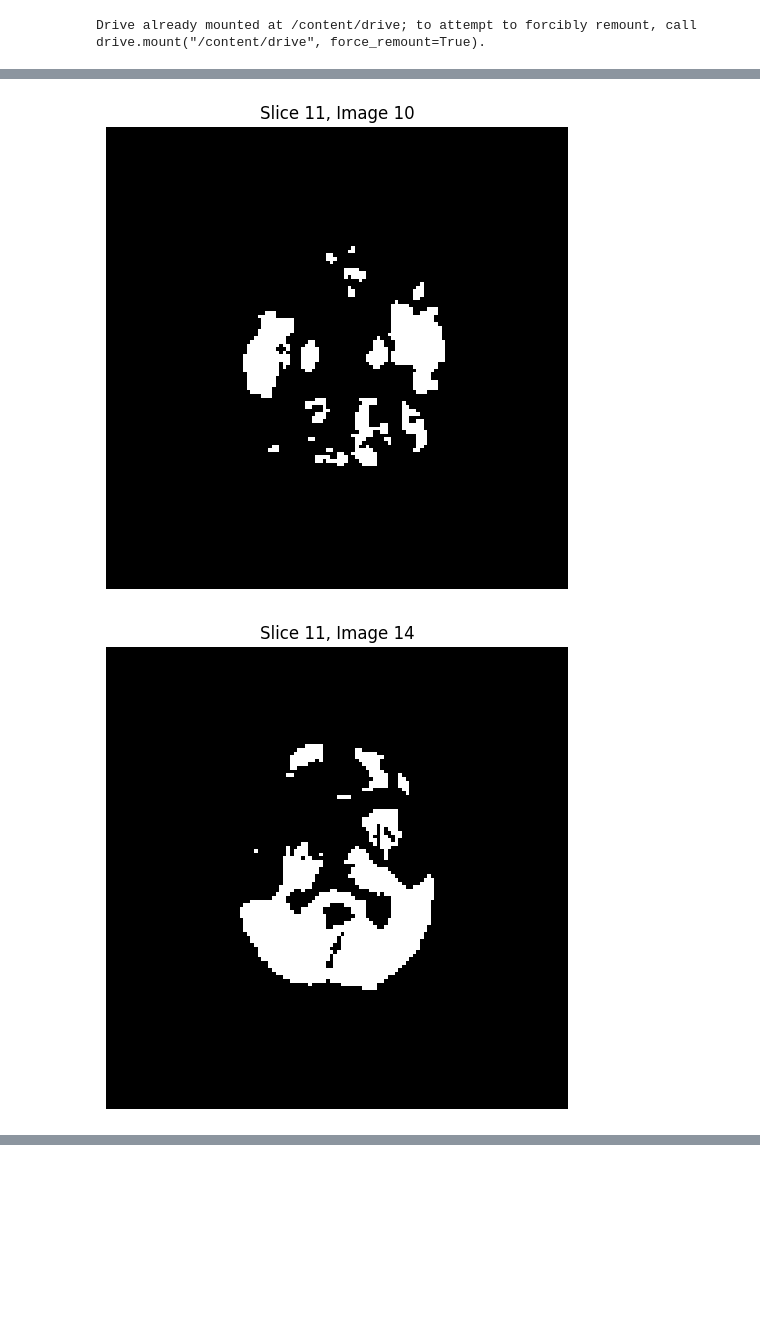
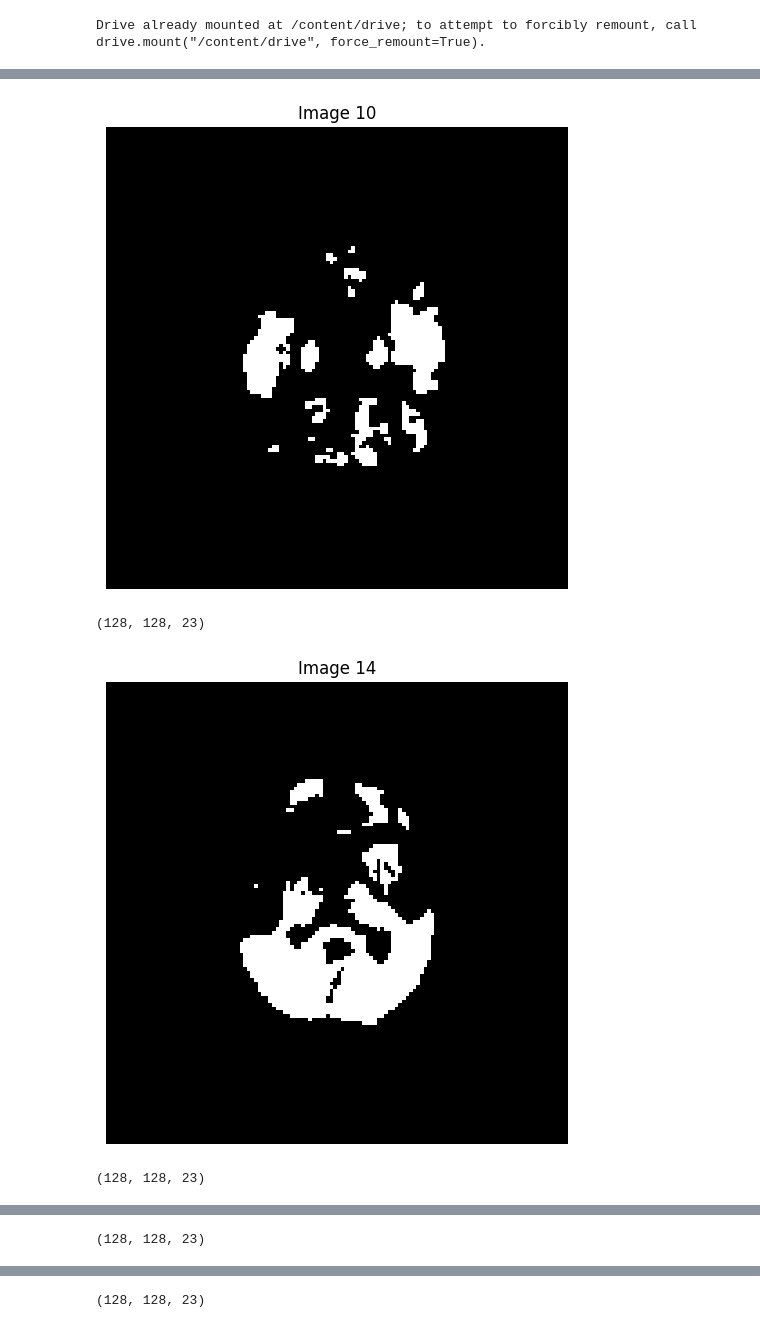
Before and after one commit to NikitaArya17/deep-learning-course-project, a Jupyter notebook: code/CSE602_Final_Project.ipynb, the cells around one changed output, grey strips where cells are left out. Drawn from its saved outputs; the diff is of its cells as text; code cells hidden in the pictures; blank space fills up the shorter version.

```diff
--- a/code/CSE602_Final_Project.ipynb
+++ b/code/CSE602_Final_Project.ipynb
@@ -77,7 +86,8 @@ for i in [10, 14, 15, 28, 62]:
 
   plt.figure(figsize=(8, 6))
   plt.imshow(train_array[mid_slice, :, :], cmap = 'gray')
-  plt.title(f"Slice {mid_slice}, Image {i}")
+  plt.title(f"Image {i}")
   plt.axis('off')
   plt.show()
+  print(train_image.GetSize())
 # %% [output]
@@ -96,7 +111,8 @@ for i in [10, 14, 15, 28, 62]:
 
   plt.figure(figsize=(8, 6))
   plt.imshow(train_array[mid_slice, :, :], cmap = 'gray')
-  plt.title(f"Slice {mid_slice}, Image {i}")
+  plt.title(f"Image {i}")
   plt.axis('off')
   plt.show()
+  print(train_image.GetSize())
 # %% [output]
@@ -108,15 +129,18 @@ for i in [10, 14, 15, 28, 62]:
 # %%
 # ...and for the binary image masks with brain lesions annotated by experts.
 for i in [10, 14, 15, 28, 62]:
   train_image = sitk.ReadImage(f"{train_dir}/3LABEL/MGHNICU_0{i}-VISIT_01_lesion.mha")
   train_array = sitk.GetArrayFromImage(train_image)
   mid_slice = train_array.shape[0] // 2
 
   plt.figure(figsize=(8, 6))
   plt.imshow(train_array[mid_slice, :, :], cmap = 'gray')
-  plt.title(f"Slice {mid_slice}, Image {i}")
+  plt.title(f"Image {i}")
   plt.axis('off')
   plt.show()
+  print(train_image.GetSize())
 # %% [output]
-[figure, old version]
+[figure, new version]
+(128, 128, 23)
-[figure, old version]
+[figure, new version]
+(128, 128, 23)
@@ -123,0 +148 @@ for i in [10, 14, 15, 28, 62]:
+(128, 128, 23)
@@ -124,0 +150 @@ for i in [10, 14, 15, 28, 62]:
+(128, 128, 23)
```
Also changed, not shown: parts of 17 cells of this notebook, 4 other files.
